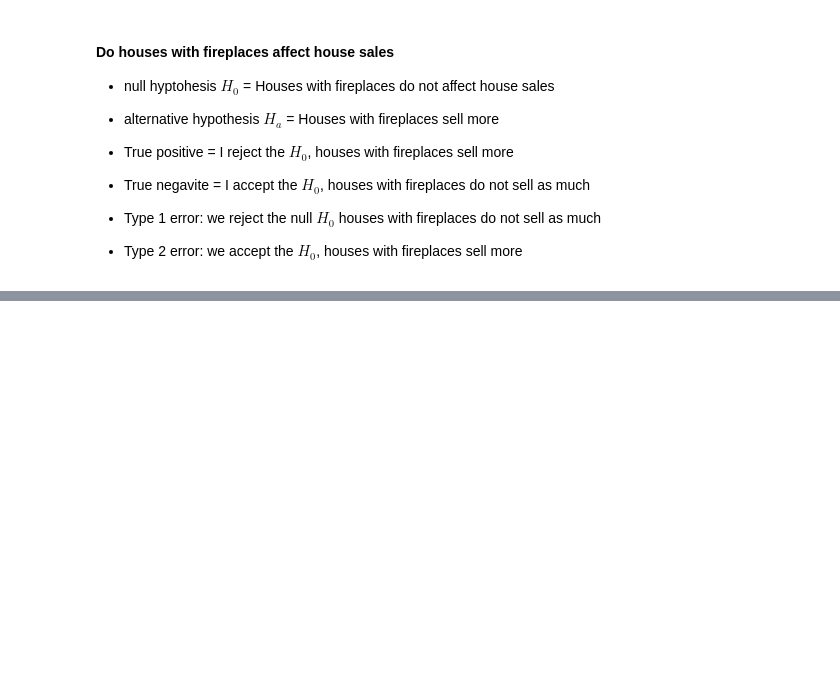
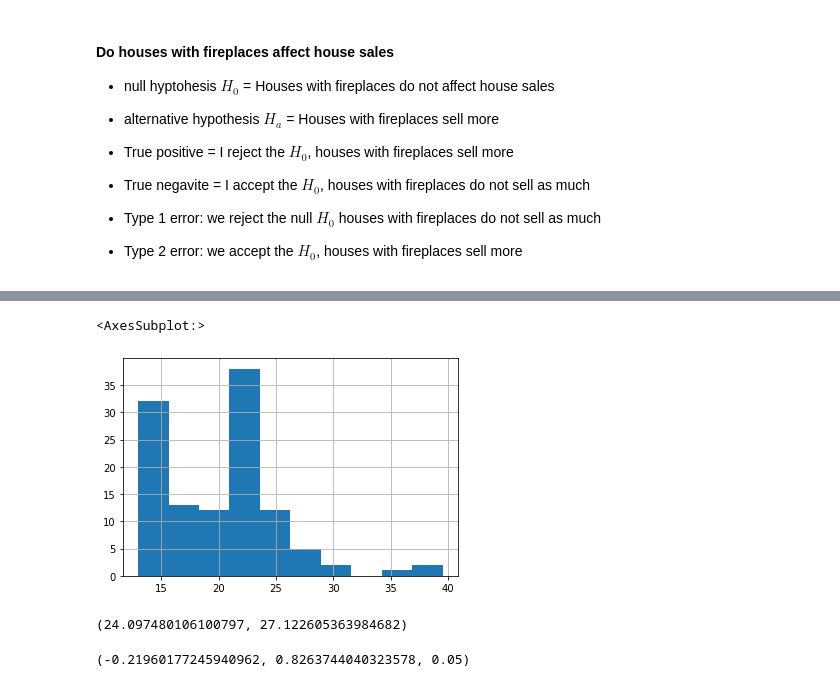
Before and after one commit to lupeluna/statistics-exercises, a Jupyter notebook: hypothesis_testing.ipynb, the cells around one changed output, grey strips where cells are left out. Drawn from its saved outputs; the diff is of its cells as text; code cells hidden in the pictures; blank space fills up the shorter version.

```diff
--- a/hypothesis_testing.ipynb
+++ b/hypothesis_testing.ipynb
@@ -117,0 +186,17 @@ pd.read_sql('SELECT * FROM properties_2017 LIMIT 5 OFFSET 50', url)
+# %%
+cars_1999.hist()
+# %% [output]
+<AxesSubplot:>
+[figure, added]
+# %%
+cars_2008.var(), cars_1999.var()
+# %% [output]
+(24.097480106100797, 27.122605363984682)
+# %%
+# compute test statistic and probability (t-statistic & p-value)
+
+t,p = stats.ttest_ind(cars_2008, cars_1999)
+
+t, p, alpha
+# %% [output]
+(-0.21960177245940962, 0.8263744040323578, 0.05)
```
Also changed, not shown: parts of 45 cells of this notebook.
